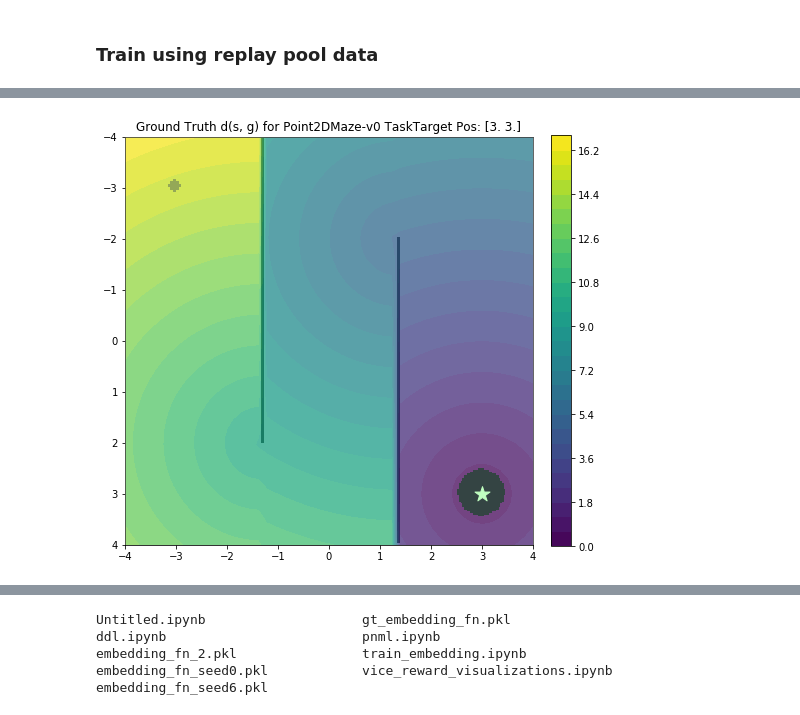
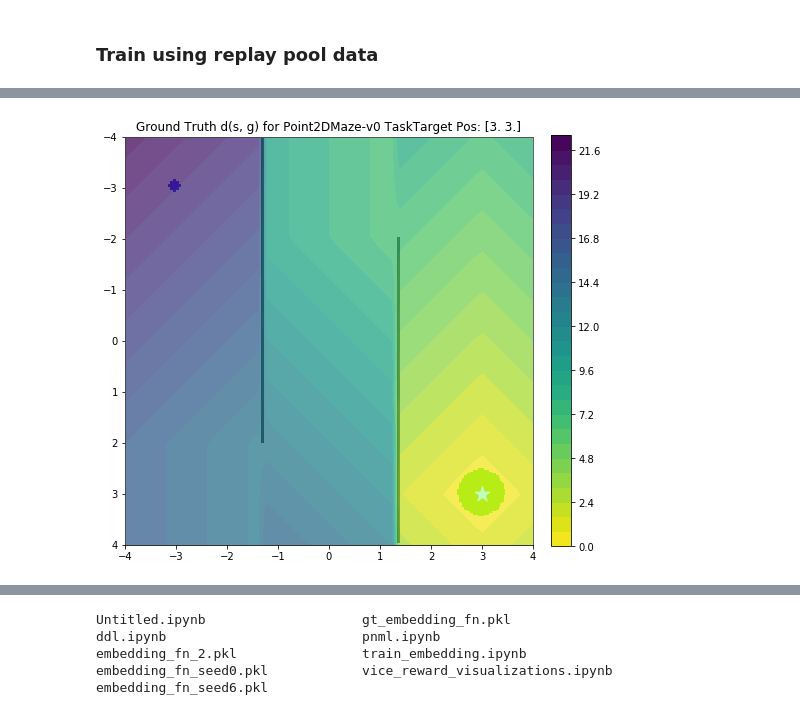
Before and after one commit to abhishekunique/RND-ashwin, a Jupyter notebook: notebooks/reward_learning/train_embedding.ipynb, the cells around one changed output, grey strips where cells are left out. Drawn from its saved outputs; the diff is of its cells as text; code cells hidden in the pictures.

Commit message:
Fix train embedding code, use pairwise distances

```diff
--- a/notebooks/reward_learning/train_embedding.ipynb
+++ b/notebooks/reward_learning/train_embedding.ipynb
@@ -262,27 +296,27 @@ obs = {
 }
 
 features = grid_vals
-labels = train_env._env.unwrapped._medium_maze_distance(obs, dist_type="direct")
+labels = train_env._env.unwrapped._medium_maze_distance(obs, dist_type="manhattan")
 gt_dataset = tf.data.Dataset.from_tensor_slices((features, labels))
 # %%
 # Plot true distances to learn
 plt.figure(figsize=(8, 8))
 
 plt.imshow(train_env.render('rgb_array', width=256, height=256),
            extent=(-4, 4, -4, 4), origin='lower', alpha=0.25, zorder=3)
 
 plt.gca().invert_yaxis()
-plt.contourf(xys[0], xys[1], labels.reshape(xys[0].shape), levels=30, zorder=1)
+plt.contourf(xys[0], xys[1], labels.reshape(xys[0].shape), levels=30, zorder=1, cmap='viridis_r')
 plt.colorbar(fraction=0.046, pad=0.04)
 # plot_trajectories(checkpoint, f'{seed_path}/checkpoint_200')
 
 plt.scatter(*target_pos, marker='*', s=250, color='white', zorder=2)
 
 plt.title(f'Ground Truth d(s, g) for {domain + task} Task'
           + f'Target Pos: {target_pos}')
 plt.show()
 # %% [output]
-[figure, old version]
+[figure, new version]
 # %%
 # Keep results for plotting
 train_loss_results = []
```
Also changed, not shown: parts of 16 cells of this notebook, 5 other files.
